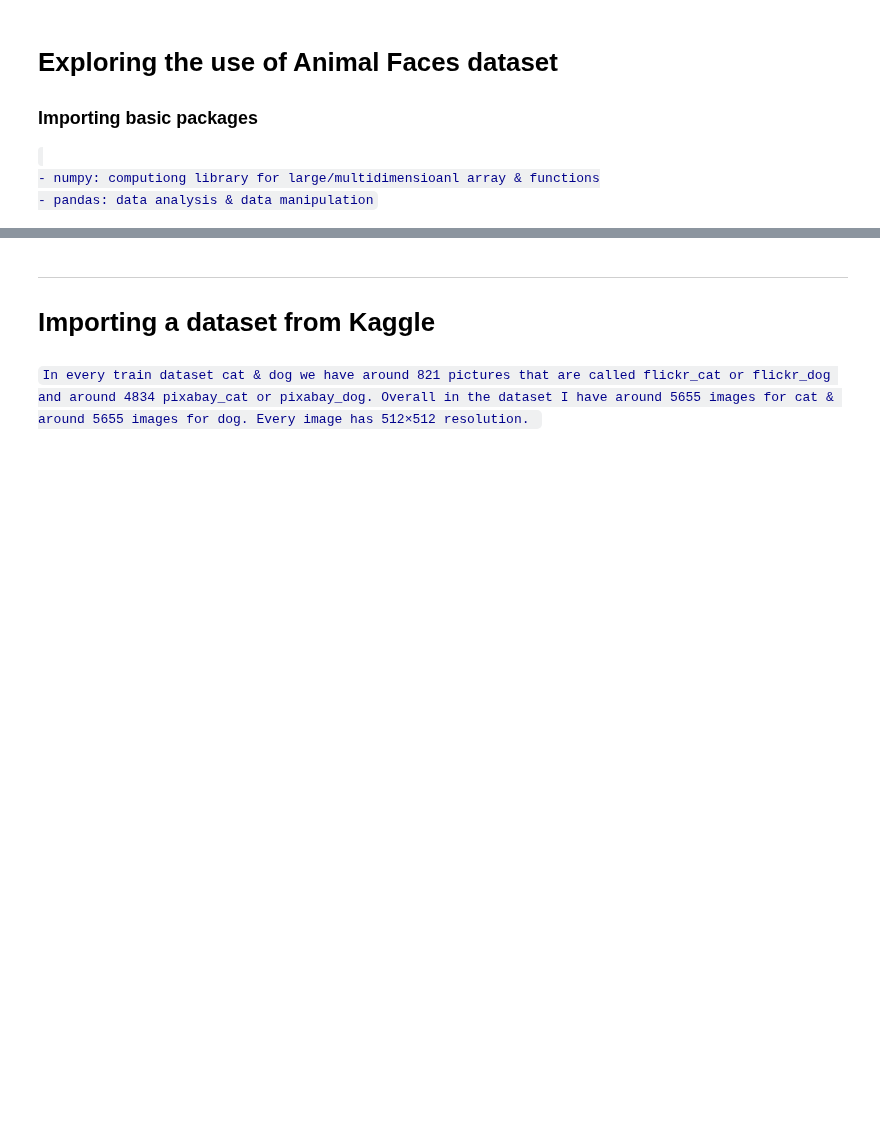
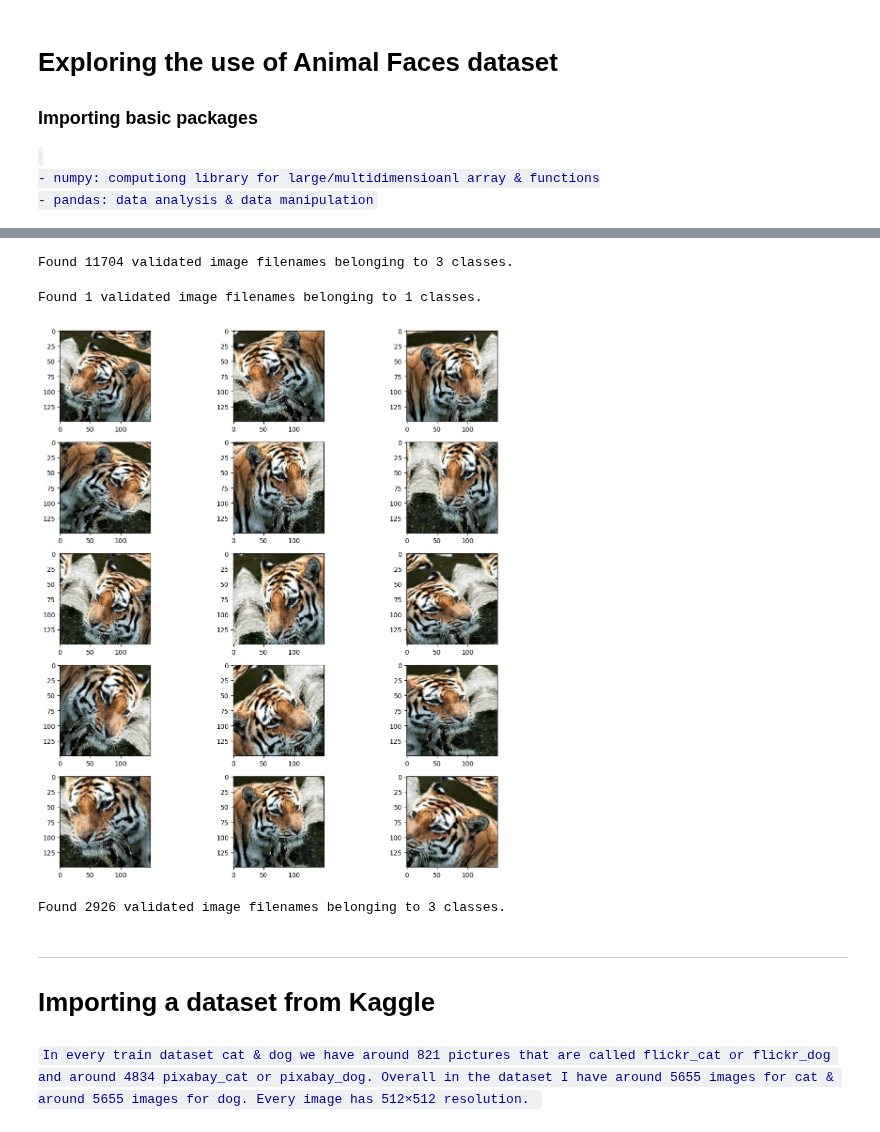
Before and after one commit to ATemova/face-recog-cat-dog, a Jupyter notebook: data-mining-machine-learning-project.ipynb, the cells around one changed output, grey strips where cells are left out. Drawn from its saved outputs; the diff is of its cells as text; code cells hidden in the pictures; blank space fills up the shorter version.

Commit message:
Kaggle Notebook | Data mining & Machine Learning Project | it needs improvement

```diff
--- a/data-mining-machine-learning-project.ipynb
+++ b/data-mining-machine-learning-project.ipynb
@@ -36,0 +71,4 @@ PyTorch version: 2.1.2
+# %%
+df_training, df_validation = train_test_split(df, test_size = 0.20)
+df_training = df_training.reset_index(drop = True)
+df_validation = df_validation.reset_index(drop = True)
@@ -37,3 +91,62 @@ PyTorch version: 2.1.2
+# %%
+train_datagen = ImageDataGenerator(
+    rotation_range = 45,
+    width_shift_range = 0.2,
+    height_shift_range = 0.2,
+    zoom_range = 0.2,
+    horizontal_flip = True,
+    rescale = 1./255,
+    fill_mode = 'reflect'
+)
+
+train_generator = train_datagen.flow_from_dataframe(
+    df_training,
+    "/kaggle/input/animal-faces/afhq/train/",
+    x_col = 'filename',
+    y_col = 'class',
+    target_size = (150, 150),
+    class_mode = 'categorical',
+    batch_size = 64
+)
+# %% [output]
+Found 11704 validated image filenames belonging to 3 classes.
+# %%
+df_example = df_training.sample(n=1).reset_index(drop=True)
+example_generator = train_datagen.flow_from_dataframe(
+    df_example,
+    "/kaggle/input/animal-faces/afhq/train/",
+    x_col='filename',
+    y_col='class',
+    target_size = (150, 150),
+    class_mode='categorical'
+)
+# %% [output]
+Found 1 validated image filenames belonging to 1 classes.
+# %%
+plt.figure(figsize=(12, 12))
+for i in range(0, 15):
+    plt.subplot(5, 3, i+1)
+    for X_batch, Y_batch in example_generator:
+        image = X_batch[0]
+        plt.imshow(image)
+        break
+plt.tight_layout()
+plt.show()
+# %% [output]
+[figure, added]
+# %%
+validation_datagen = ImageDataGenerator(rescale = 1./255)
+validation_generator = validation_datagen.flow_from_dataframe(
+    df_validation,
+    "/kaggle/input/animal-faces/afhq/train/",
+    x_col = 'filename',
+    y_col = 'class',
+    target_size = (150, 150),
+    class_mode = 'categorical',
+    batch_size = 64
+)
+# %% [output]
+Found 2926 validated image filenames belonging to 3 classes.
 # %% [markdown]
 ***
 # Importing a dataset from Kaggle
```
Also changed, not shown: parts of 35 cells of this notebook.
